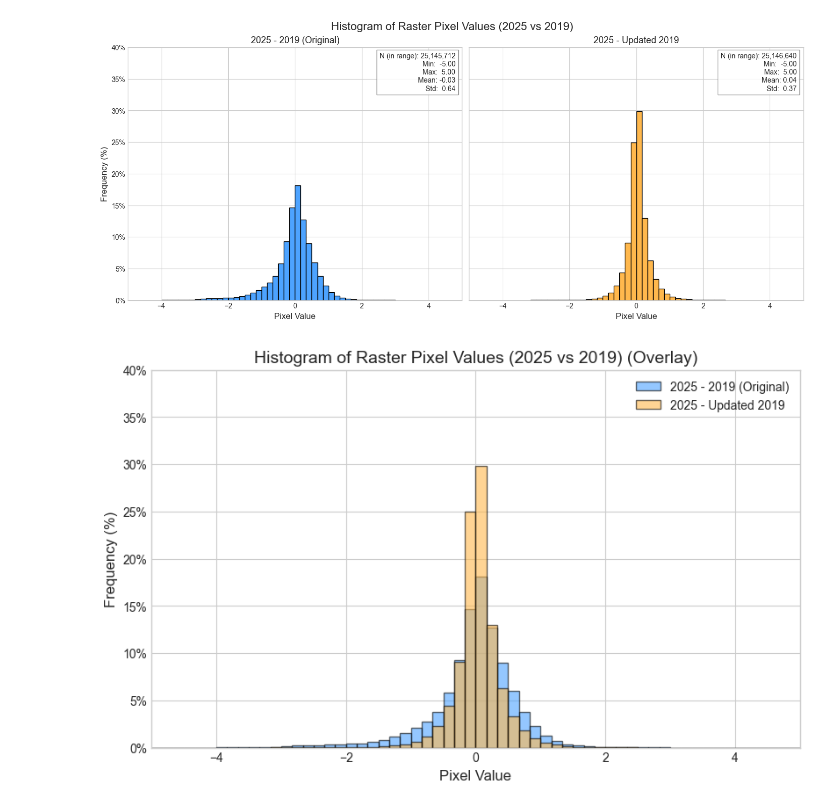
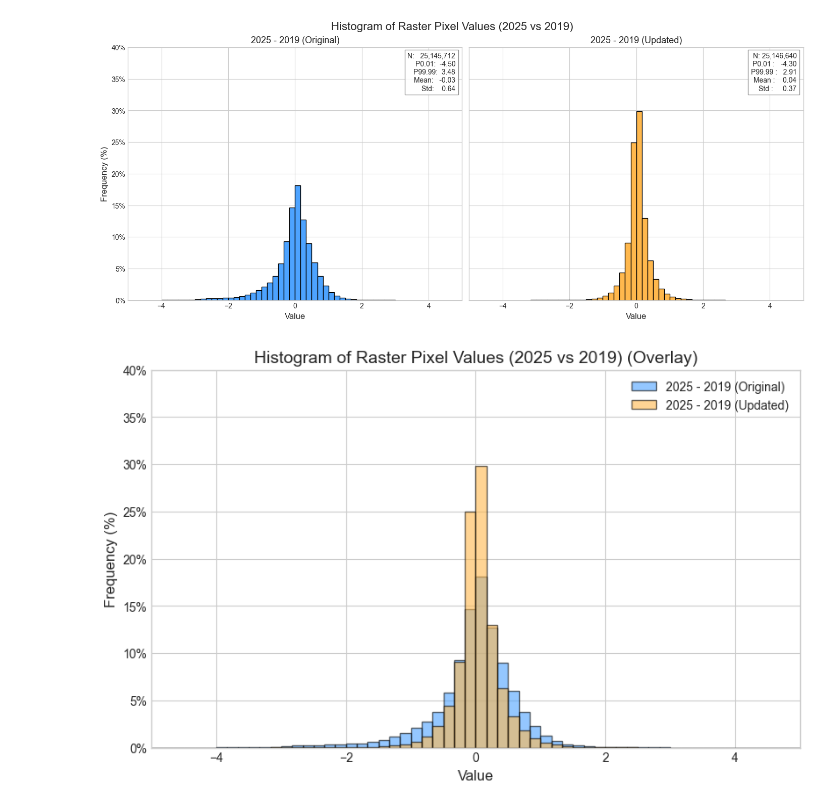
Before and after one commit to faridjn/geospatial_data_tools, a Jupyter notebook: raster_statistics/raster_stats_compare.ipynb, the cells around one changed output. Drawn from its saved outputs; the diff is of its cells as text; code cells hidden in the pictures.

```diff
--- a/raster_statistics/raster_stats_compare.ipynb
+++ b/raster_statistics/raster_stats_compare.ipynb
@@ -14,7 +14,7 @@ from matplotlib.ticker import FuncFormatter
 # Config — edit these only
 # =========================
 SERIES_1_NAME = "2025 - 2019 (Original)"     # <-- Your preferred label for series 1
-SERIES_2_NAME = "2025 - Updated 2019"        # <-- Your preferred label for series 2
+SERIES_2_NAME = "2025 - 2019 (Updated)"        # <-- Your preferred label for series 2
 
 DIR_1 = r'P:\2025\NOGAL CANYON\02_PRODUCTION\04_QA_QC\SURFACE_COMPARE\2025 - 2019\Raster'
 FILE_NAME_1 = 'DEM_diff'
@@ -96,48 +106,52 @@ ax1 = axes[0]
 if n1 > 0:
     ax1.hist(f1, bins=bins, weights=w1, color='#4DA3FF', edgecolor='black')
 ax1.set_title(SERIES_1_NAME, fontsize=13)
-ax1.set_xlabel('Pixel Value', fontsize=12)
+ax1.set_xlabel('Value', fontsize=12)
 ax1.set_ylabel('Frequency (%)', fontsize=12)
 ax1.yaxis.set_major_formatter(FuncFormatter(percent_formatter))
 ax1.set_xlim(LOWER_RANGE, UPPER_RANGE)
 ax1.set_ylim(0, Y_LIM_PERCENT)
+
 stats_text_1 = (
-    f"N (in range): {n1:,}\n"
-    f"Min:  {min1:.2f}\n"
-    f"Max:  {max1:.2f}\n"
-    f"Mean: {mean1:.2f}\n"
+    f"N:  {n1:,}\n"
+    f"P0.01:  {p01_1:.2f}\n"
+    f"P99.99:  {p9999_1:.2f}\n"
+    f"Mean:  {mean1:.2f}\n"
     f"Std:  {std1:.2f}"
 )
+
 ax1.text(0.98, 0.98, stats_text_1, transform=ax1.transAxes,
          va='top', ha='right', fontsize=10,
          bbox=dict(facecolor='white', alpha=0.85, edgecolor='gray'))
 
 # Right subplot (Series 2)
 ax2 = axes[1]
 if n2 > 0:
     ax2.hist(f2, bins=bins, weights=w2, color='#FFB84D', edgecolor='black')
 ax2.set_title(SERIES_2_NAME, fontsize=13)
-ax2.set_xlabel('Pixel Value', fontsize=12)
+ax2.set_xlabel('Value', fontsize=12)
 ax2.yaxis.set_major_formatter(FuncFormatter(percent_formatter))
 ax2.set_xlim(LOWER_RANGE, UPPER_RANGE)
 ax2.set_ylim(0, Y_LIM_PERCENT)
+
 stats_text_2 = (
-    f"N (in range): {n2:,}\n"
-    f"Min:  {min2:.2f}\n"
-    f"Max:  {max2:.2f}\n"
-    f"Mean: {mean2:.2f}\n"
+    f"N:  {n2:,}\n"
+    f"P0.01:  {p01_2:.2f}\n"
+    f"P99.99:  {p9999_2:.2f}\n"
+    f"Mean:  {mean2:.2f}\n"
     f"Std:  {std2:.2f}"
 )
+
 ax2.text(0.98, 0.98, stats_text_2, transform=ax2.transAxes,
          va='top', ha='right', fontsize=10,
          bbox=dict(facecolor='white', alpha=0.85, edgecolor='gray'))
 
 # Suptitle
 fig.suptitle(HISTOGRAM_TITLE, fontsize=16)
 
 plt.show()
 # %% [output]
-[figure, old version]
+[figure, new version]
 # %%
 fig2, ax = plt.subplots(figsize=(8, 5), constrained_layout=True)
 if n1 > 0:
@@ -145,7 +159,7 @@ if n1 > 0:
 if n2 > 0:
     ax.hist(f2, bins=bins, weights=w2, color='#FFB84D', alpha=0.6, label=SERIES_2_NAME, edgecolor='black')
 ax.set_title(HISTOGRAM_TITLE + " (Overlay)", fontsize=14)
-ax.set_xlabel('Pixel Value', fontsize=12)
+ax.set_xlabel('Value', fontsize=12)
 ax.set_ylabel('Frequency (%)', fontsize=12)
 ax.yaxis.set_major_formatter(FuncFormatter(percent_formatter))
 ax.set_xlim(LOWER_RANGE, UPPER_RANGE)
@@ -153,4 +167,4 @@ ax.set_ylim(0, Y_LIM_PERCENT)
 ax.legend()
 plt.show()
 # %% [output]
-[figure, old version]
+[figure, new version]
```
Also changed, not shown: parts of 2 cells of this notebook, 1 other file.
